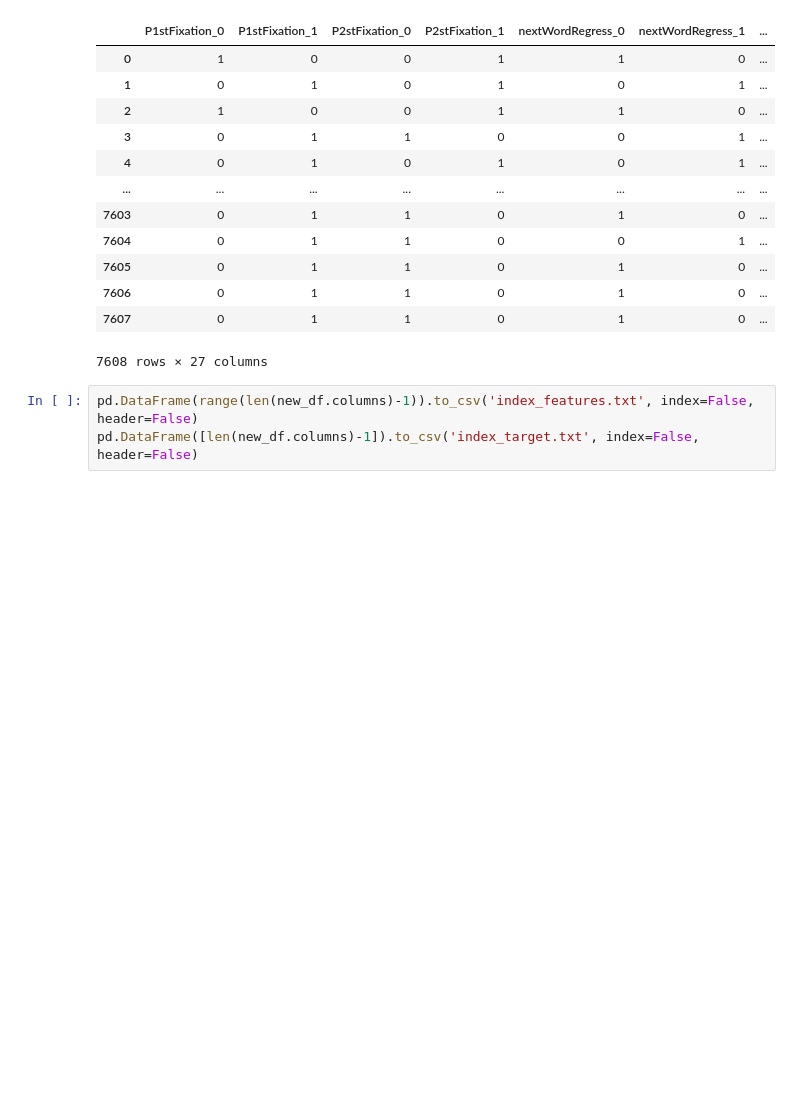
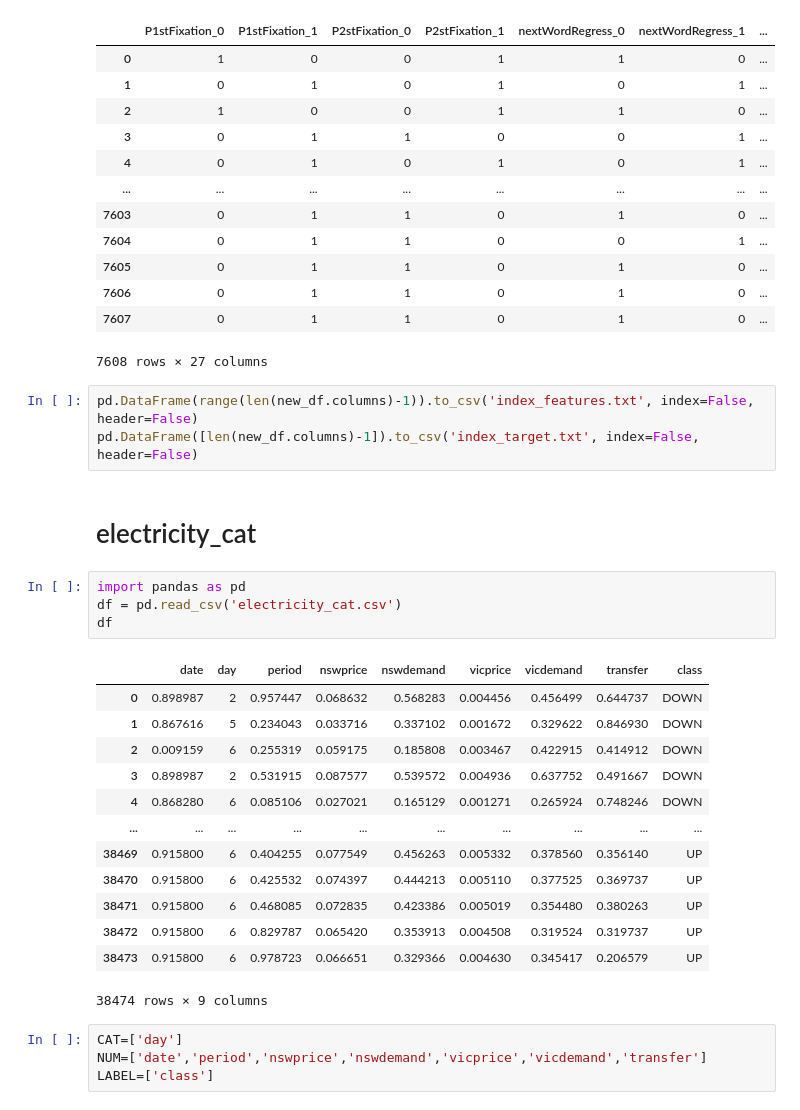
Before and after one commit to tsoudibi/GRAPE, a Jupyter notebook: make_data.ipynb, the cells around one changed output. Drawn from its saved outputs; the diff is of its cells as text; blank space fills up the shorter version.

```diff
--- a/make_data.ipynb
+++ b/make_data.ipynb
@@ -261,3 +261,27 @@ new_df
 # %%
 pd.DataFrame(range(len(new_df.columns)-1)).to_csv('index_features.txt', index=False, header=False)
 pd.DataFrame([len(new_df.columns)-1]).to_csv('index_target.txt', index=False, header=False)
+# %% [markdown]
+# electricity_cat
+# %%
+import pandas as pd
+df = pd.read_csv('electricity_cat.csv')
+df
+# %% [output]
+|  | date | day | period | nswprice | nswdemand | vicprice | vicdemand | transfer | class |
+| 0 | 0.898987 | 2 | 0.957447 | 0.068632 | 0.568283 | 0.004456 | 0.456499 | 0.644737 | DOWN |
+| 1 | 0.867616 | 5 | 0.234043 | 0.033716 | 0.337102 | 0.001672 | 0.329622 | 0.846930 | DOWN |
+| 2 | 0.009159 | 6 | 0.255319 | 0.059175 | 0.185808 | 0.003467 | 0.422915 | 0.414912 | DOWN |
+| 3 | 0.898987 | 2 | 0.531915 | 0.087577 | 0.539572 | 0.004936 | 0.637752 | 0.491667 | DOWN |
+| 4 | 0.868280 | 6 | 0.085106 | 0.027021 | 0.165129 | 0.001271 | 0.265924 | 0.748246 | DOWN |
+| ... | ... | ... | ... | ... | ... | ... | ... | ... | ... |
+| 38469 | 0.915800 | 6 | 0.404255 | 0.077549 | 0.456263 | 0.005332 | 0.378560 | 0.356140 | UP |
+| 38470 | 0.915800 | 6 | 0.425532 | 0.074397 | 0.444213 | 0.005110 | 0.377525 | 0.369737 | UP |
+| 38471 | 0.915800 | 6 | 0.468085 | 0.072835 | 0.423386 | 0.005019 | 0.354480 | 0.380263 | UP |
+| 38472 | 0.915800 | 6 | 0.829787 | 0.065420 | 0.353913 | 0.004508 | 0.319524 | 0.319737 | UP |
+| 38473 | 0.915800 | 6 | 0.978723 | 0.066651 | 0.329366 | 0.004630 | 0.345417 | 0.206579 | UP |
+38474 rows × 9 columns
+# %%
+CAT=['day']
+NUM=['date','period','nswprice','nswdemand','vicprice','vicdemand','transfer']
+LABEL=['class']
```
Also changed, not shown: parts of 2 cells of this notebook, 11 other files.
